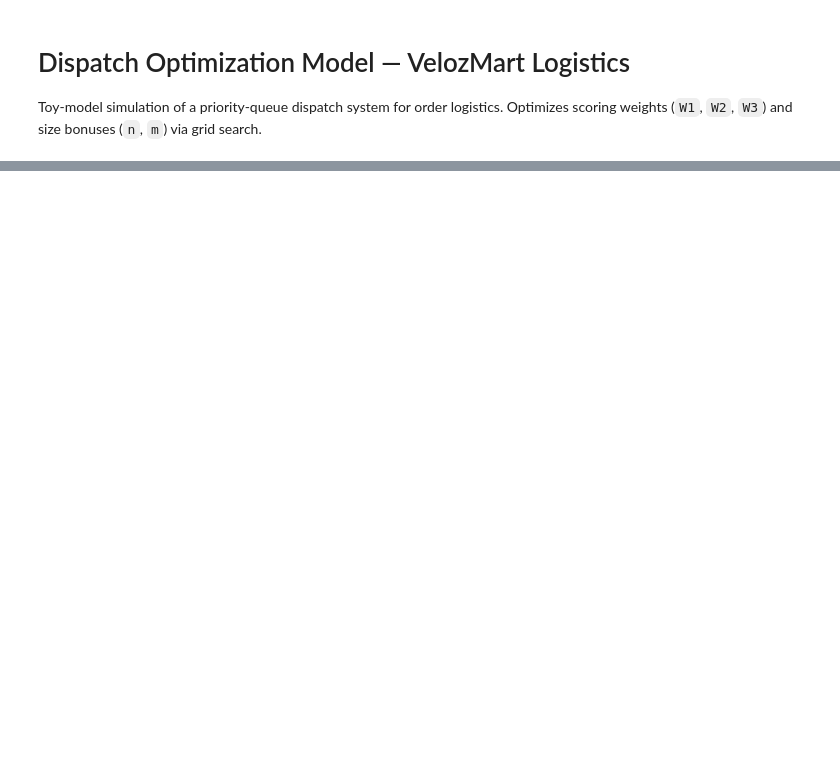
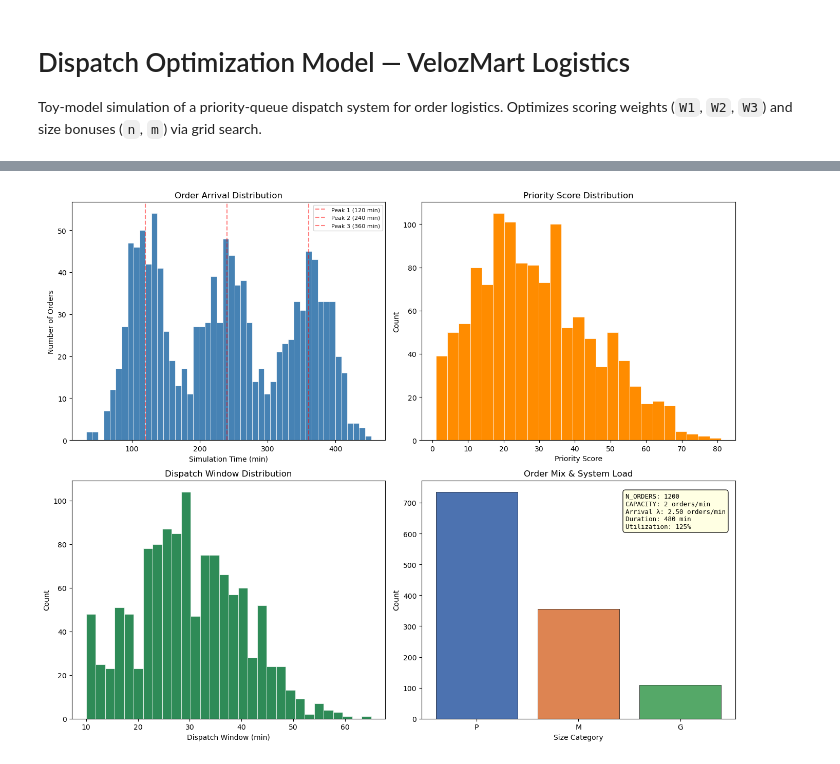
Before and after one commit to rifusaki/velozMart, a Jupyter notebook: src/model.ipynb, the cells around one changed output, grey strips where cells are left out. Saved outputs shown, nothing was run; the diff lists cells and outputs as text; code cells hidden in the pictures; blank space fills up the shorter version.

```diff
--- a/src/model.ipynb
+++ b/src/model.ipynb
@@ -152,4 +149,66 @@ P    154
 Name: count, dtype: int64
+# %%
+# Cell 2.5: Initial Conditions Visualization
+# ---------------------------------------------------------------------------
+# Visualize the synthetic data distributions to validate bursty arrivals,
+# priority skew, and dispatch window constraints before running the simulation.
+# ---------------------------------------------------------------------------
+
+import matplotlib.pyplot as plt
+
+fig, axes = plt.subplots(2, 2, figsize=(14, 11))
+
+# ---- Top-left: Order Arrival Distribution (bursty pattern) -------------------
+ax = axes[0, 0]
+ax.hist(orders_df['arrival_time'], bins=48, color='steelblue', edgecolor='white', linewidth=0.5)
+ax.set_xlabel('Simulation Time (min)')
+ax.set_ylabel('Number of Orders')
+ax.set_title('Order Arrival Distribution')
+ax.axvline(x=120, color='red', linestyle='--', alpha=0.5, label='Peak 1 (120 min)')
+ax.axvline(x=240, color='red', linestyle='--', alpha=0.5, label='Peak 2 (240 min)')
+ax.axvline(x=360, color='red', linestyle='--', alpha=0.5, label='Peak 3 (360 min)')
+ax.legend(fontsize=8)
+
+# ---- Top-right: Priority Score Distribution ---------------------------------
+ax = axes[0, 1]
+ax.hist(orders_df['priority_score'], bins=25, color='darkorange', edgecolor='white', linewidth=0.5)
+ax.set_xlabel('Priority Score')
+ax.set_ylabel('Count')
+ax.set_title('Priority Score Distribution')
+
+# ---- Bottom-left: Dispatch Window Distribution -------------------------------
+ax = axes[1, 0]
+ax.hist(orders_df['dispatch_window'], bins=30, color='seagreen', edgecolor='white', linewidth=0.5)
+ax.set_xlabel('Dispatch Window (min)')
+ax.set_ylabel('Count')
+ax.set_title('Dispatch Window Distribution')
+
+# ---- Bottom-right: Size Category Mix + System Load -------------------------
+ax = axes[1, 1]
+size_counts = orders_df['size_category'].value_counts().reindex(CONFIG['SIZE_CATEGORIES'])
+bars = ax.bar(size_counts.index, size_counts.values, color=['#4C72B0', '#DD8452', '#55A868'],
+              edgecolor='black', linewidth=0.5)
+ax.set_xlabel('Size Category')
+ax.set_ylabel('Count')
+ax.set_title('Order Mix & System Load')
+
+# Annotate summary stats
+utilization = CONFIG['ORDER_ARRIVAL_RATE'] / CONFIG['DISPATCH_CAPACITY']
+stats_text = (
+    f"N_ORDERS: {CONFIG['N_ORDERS']}\n"
+    f"CAPACITY: {CONFIG['DISPATCH_CAPACITY']} orders/min\n"
+    f"Arrival λ: {CONFIG['ORDER_ARRIVAL_RATE']:.2f} orders/min\n"
+    f"Duration: {CONFIG['SIMULATION_DURATION']} min\n"
+    f"Utilization: {utilization:.0%}"
+)
+ax.text(0.65, 0.95, stats_text, transform=ax.transAxes, fontsize=9,
+        verticalalignment='top', fontfamily='monospace',
+        bbox=dict(boxstyle='round,pad=0.4', facecolor='lightyellow', alpha=0.9))
+
+plt.tight_layout()
+plt.show()
+# %% [output]
+[figure, added]
 # %%
 # Cell 3: Core Data Structures &amp; Scoring Engine
 # ---------------------------------------------------------------------------
```
Also changed, not shown: parts of 10 cells of this notebook.
